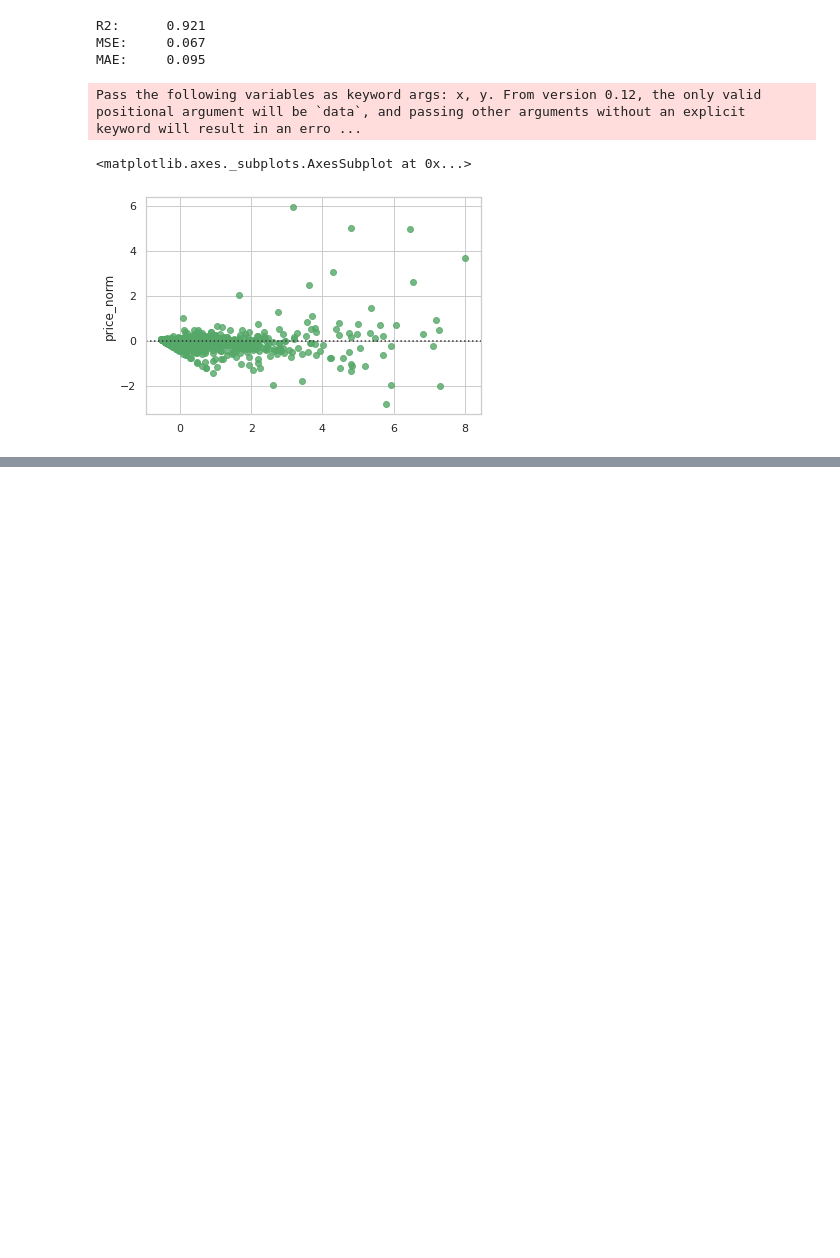
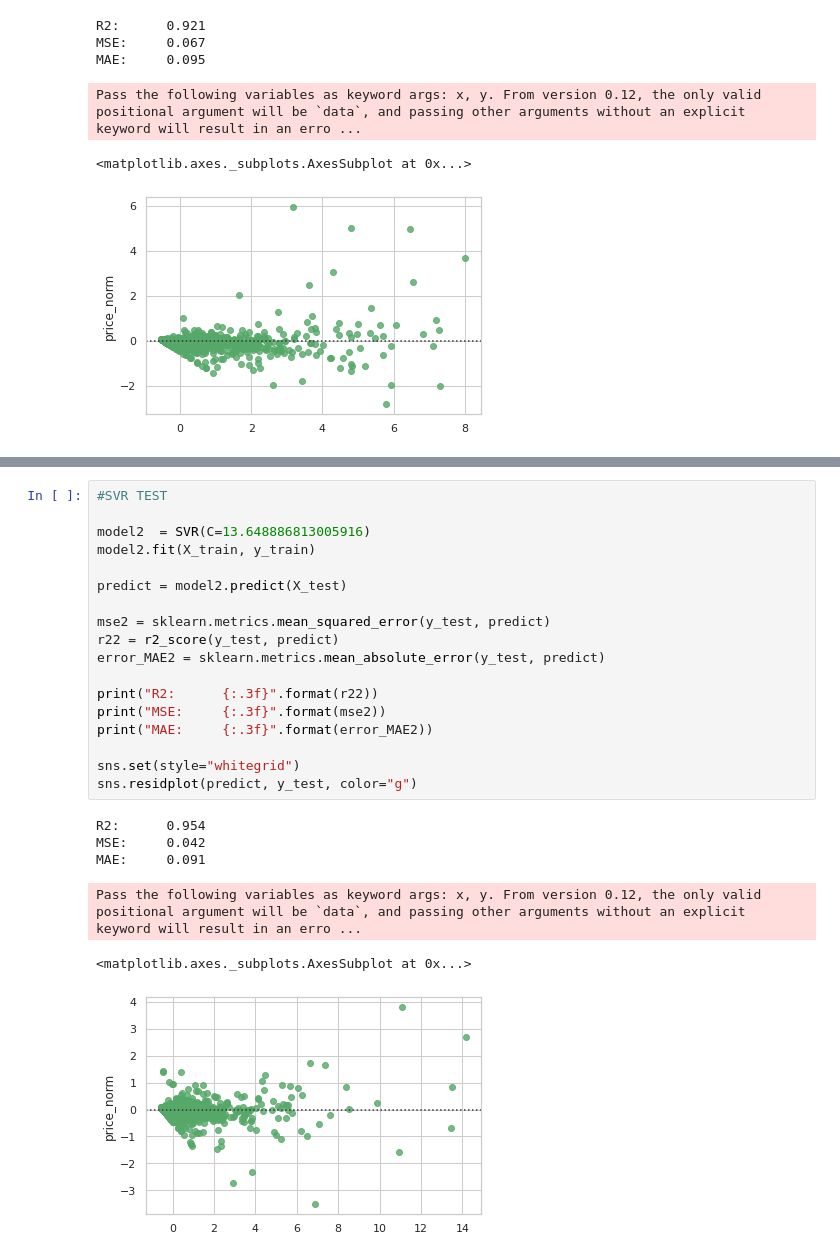
Before and after one commit to LucasAfa/Projeto2-IF775, a Jupyter notebook: projeto.ipynb, the cells around one changed output, grey strips where cells are left out. Saved outputs shown, nothing was run; the diff lists cells and outputs as text; blank space fills up the shorter version.

```diff
--- a/projeto.ipynb
+++ b/projeto.ipynb
@@ -450,0 +493,25 @@ FrozenTrial(number=8, value=0.030264757747751666, datetime_start=datetime.dateti
+# %%
+#SVR TEST
+
+model2  = SVR(C=13.648886813005916)
+model2.fit(X_train, y_train)
+
+predict = model2.predict(X_test)
+
+mse2 = sklearn.metrics.mean_squared_error(y_test, predict)
+r22 = r2_score(y_test, predict)
+error_MAE2 = sklearn.metrics.mean_absolute_error(y_test, predict)
+
+print("R2:      {:.3f}".format(r22))
+print("MSE:     {:.3f}".format(mse2))
+print("MAE:     {:.3f}".format(error_MAE2))
+
+sns.set(style="whitegrid")
+sns.residplot(predict, y_test, color="g")
+# %% [output]
+R2:      0.954
+MSE:     0.042
+MAE:     0.091
+Pass the following variables as keyword args: x, y. From version 0.12, the only valid positional argument will be `data`, and passing other arguments without an explicit keyword will result in an erro ...
+<matplotlib.axes._subplots.AxesSubplot at 0x...>
+[figure, added]
```
Also changed, not shown: parts of 15 cells of this notebook.
